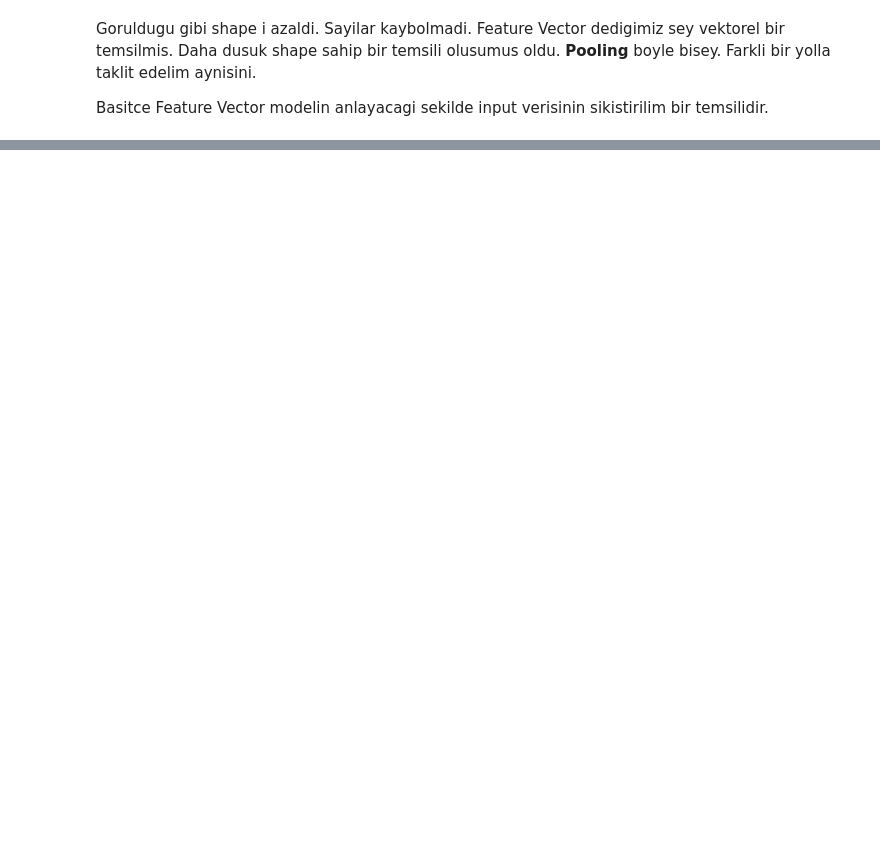
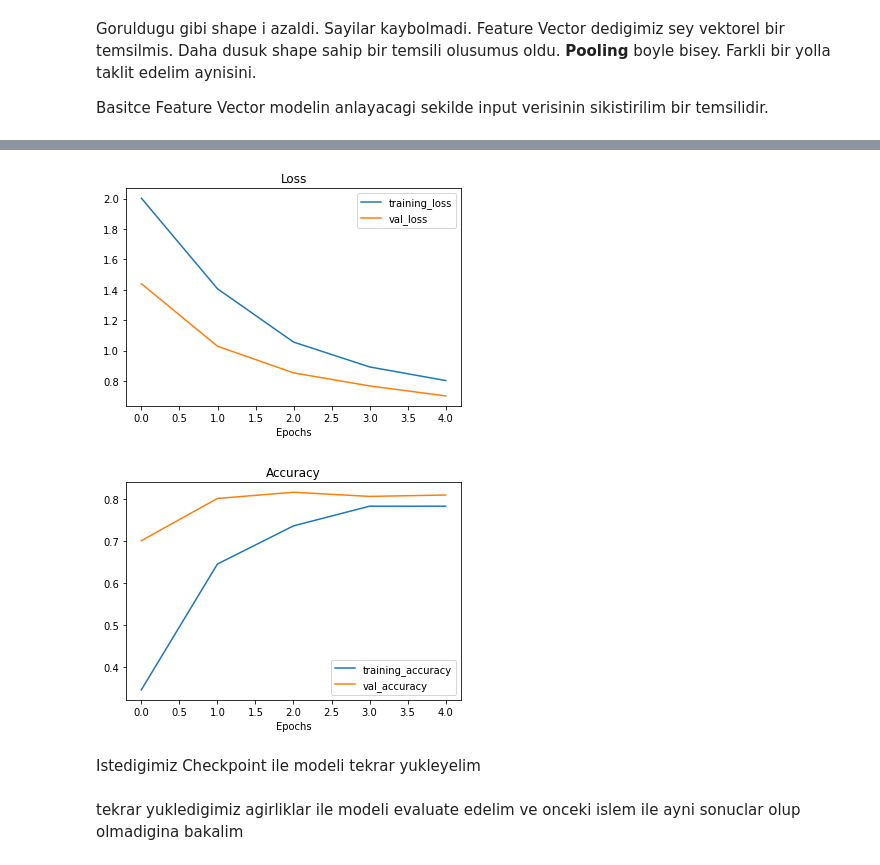
Before and after one commit to mertorelio/deeplearning-notes, a Jupyter notebook: Transfer_Learning_Fine_Tuning.ipynb, the cells around one changed output, grey strips where cells are left out. Drawn from its saved outputs; the diff is of its cells as text; code cells hidden in the pictures; blank space fills up the shorter version.

```diff
--- a/Transfer_Learning_Fine_Tuning.ipynb
+++ b/Transfer_Learning_Fine_Tuning.ipynb
@@ -304,0 +527,3 @@ tf.reduce_mean(input_tensor, axis=[1,2]) #1 ve 2. axis dekini ortalama ile azalt
+# %%
+train_dir_10_percent = "10_food_classes_10_percent/train"
+test_dir = "10_food_classes_10_percent/test"
@@ -304,0 +551,10 @@ tf.reduce_mean(input_tensor, axis=[1,2]) #1 ve 2. axis dekini ortalama ile azalt
+# %%
+#inputlari ayarlayalim
+import tensorflow as tf
+IMG_SIZE = (224, 224)
+train_data_10_percent = tf.keras.preprocessing.image_dataset_from_directory(train_dir_10_percent,
+                                                                            label_mode="categorical",
+                                                                            image_size=IMG_SIZE)
+test_data = tf.keras.preprocessing.image_dataset_from_directory(test_dir,
+                                                                label_mode="categorical",
+                                                                image_size=IMG_SIZE)
@@ -304,0 +621,20 @@ tf.reduce_mean(input_tensor, axis=[1,2]) #1 ve 2. axis dekini ortalama ile azalt
+# %%
+# kaydedilecegi yolu ayarlayalim
+checkpoint_path = "ten_percent_model_checkpoints_weights/checkpoint.ckpt"
+
+# olusturalim
+checkpoint_callback = tf.keras.callbacks.ModelCheckpoint(filepath=checkpoint_path,
+                                                         save_weights_only=True, #sadece agirliklari kaydedecek
+                                                         save_best_only=False,
+                                                         save_freq="epoch", # her epochta kaydetmek icin
+                                                         verbose=1)
+# %%
+#deneyelim
+initial_epochs = 5
+history_10_percent_data_aug = model_2.fit(train_data_10_percent,
+                                          epochs=initial_epochs,
+                                          validation_data=test_data,
+                                          validation_steps=int(0.25 * len(test_data)),
+                                          callbacks=[create_tensorboard_callback(dir_name="transfer_learning",
+                                                                                 experiment_name="10_percent_data_aug"),
+                                                     checkpoint_callback])
@@ -304,0 +671,7 @@ tf.reduce_mean(input_tensor, axis=[1,2]) #1 ve 2. axis dekini ortalama ile azalt
+# %%
+plot_loss_curves(history_10_percent_data_aug)
+# %% [output]
+[figure, added]
+[figure, added]
+# %% [markdown]
+Istedigimiz Checkpoint ile modeli tekrar yukleyelim
@@ -304,0 +681,2 @@ tf.reduce_mean(input_tensor, axis=[1,2]) #1 ve 2. axis dekini ortalama ile azalt
+# %% [markdown]
+tekrar yukledigimiz agirliklar ile modeli evaluate edelim ve onceki islem ile ayni sonuclar olup olmadigina bakalim
```
Also changed, not shown: parts of 81 cells of this notebook.
